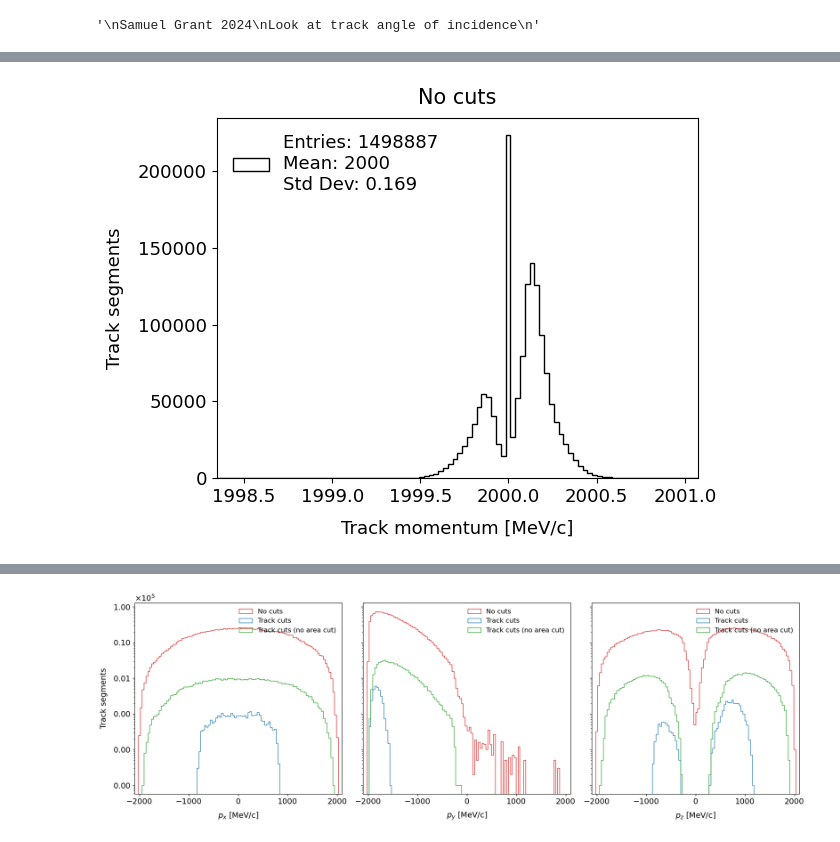
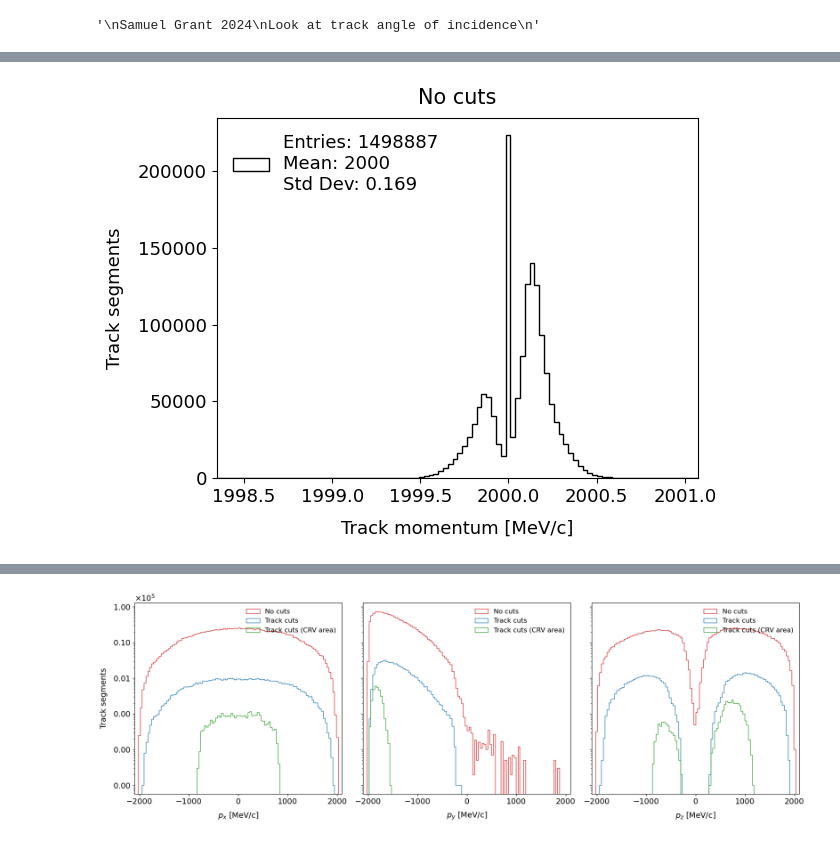
Before and after one commit to sam-grant/CRVSim, a Jupyter notebook: Analyses/Jupyter/TrackAngle.ipynb, the cells around one changed output, grey strips where cells are left out. Drawn from its saved outputs; the diff is of its cells as text; code cells hidden in the pictures.

```diff
--- a/Analyses/Jupyter/TrackAngle.ipynb
+++ b/Analyses/Jupyter/TrackAngle.ipynb
@@ -470,42 +482,31 @@ def Plot1DOverlaySideBySide(side_by_side_hists_, nbins=100, xmin=None, xmax=None
 
     print("\n---> Written:\n\t", fout)
 # %%
-# Momentum
-px_raw_ = ak.flatten(data_["trkfit"]["klfit"]["mom"]["fCoordinates"]["fX"], axis=None)
-py_raw_ = ak.flatten(data_["trkfit"]["klfit"]["mom"]["fCoordinates"]["fY"], axis=None)
-pz_raw_ = ak.flatten(data_["trkfit"]["klfit"]["mom"]["fCoordinates"]["fZ"], axis=None)
-ptot_raw_ = np.sqrt( px_raw_**2 + py_raw_**2 + pz_raw_**2 )
+# Set up momentum
+px_no_cuts_ = ak.flatten(no_cuts_["trkfit"]["klfit"]["mom"]["fCoordinates"]["fX"], axis=None)
+py_no_cuts_ = ak.flatten(no_cuts_["trkfit"]["klfit"]["mom"]["fCoordinates"]["fY"], axis=None)
+pz_no_cuts_ = ak.flatten(no_cuts_["trkfit"]["klfit"]["mom"]["fCoordinates"]["fZ"], axis=None)
+ptot_no_cuts_ = np.sqrt( px_no_cuts_**2 + py_no_cuts_**2 + pz_no_cuts_**2 )
 
-px_cut_ = ak.flatten(track_cuts_["trkfit"]["klfit"]["mom"]["fCoordinates"]["fX"], axis=None)
-py_cut_ = ak.flatten(track_cuts_["trkfit"]["klfit"]["mom"]["fCoordinates"]["fY"], axis=None)
-pz_cut_ = ak.flatten(track_cuts_["trkfit"]["klfit"]["mom"]["fCoordinates"]["fZ"], axis=None)
-ptot_cut_ = np.sqrt( px_cut_**2 + py_cut_**2 + pz_cut_**2 )
+px_partial_cuts_ = ak.flatten(partial_cuts_["trkfit"]["klfit"]["mom"]["fCoordinates"]["fX"], axis=None)
+py_partial_cuts_ = ak.flatten(partial_cuts_["trkfit"]["klfit"]["mom"]["fCoordinates"]["fY"], axis=None)
+pz_partial_cuts_ = ak.flatten(partial_cuts_["trkfit"]["klfit"]["mom"]["fCoordinates"]["fZ"], axis=None)
+ptot_partial_cuts_ = np.sqrt( px_partial_cuts_**2 + py_partial_cuts_**2 + pz_partial_cuts_**2 )
 
-px_old_cut_ = ak.flatten(old_track_cuts_["trkfit"]["klfit"]["mom"]["fCoordinates"]["fX"], axis=None)
-py_old_cut_ = ak.flatten(old_track_cuts_["trkfit"]["klfit"]["mom"]["fCoordinates"]["fY"], axis=None)
-pz_old_cut_ = ak.flatten(old_track_cuts_["trkfit"]["klfit"]["mom"]["fCoordinates"]["fZ"], axis=None)
-ptot_old_cut_ = np.sqrt( px_old_cut_**2 + py_old_cut_**2 + pz_old_cut_**2 )
+px_full_cuts_ = ak.flatten(full_cuts_["trkfit"]["klfit"]["mom"]["fCoordinates"]["fX"], axis=None)
+py_full_cuts_ = ak.flatten(full_cuts_["trkfit"]["klfit"]["mom"]["fCoordinates"]["fY"], axis=None)
+pz_full_cuts_ = ak.flatten(full_cuts_["trkfit"]["klfit"]["mom"]["fCoordinates"]["fZ"], axis=None)
+ptot_full_cuts_ = np.sqrt( px_full_cuts_**2 + py_full_cuts_**2 + pz_full_cuts_**2 )
 
+Plot1D(ptot_no_cuts_
+       , nbins=100, xmin=np.min(ptot_no_cuts_), xmax=np.max(ptot_no_cuts_)
+       , title="No cuts", xlabel="Track momentum [MeV/c]", ylabel="Track segments"
+       , fout=f"../Images/{recon}/TrackAngle/h1_ptot_no_cuts.png")
 
-px_cut_no_fid_ = ak.flatten(track_cuts_no_fid_["trkfit"]["klfit"]["mom"]["fCoordinates"]["fX"], axis=None)
-py_cut_no_fid_ = ak.flatten(track_cuts_no_fid_["trkfit"]["klfit"]["mom"]["fCoordinates"]["fY"], axis=None)
-pz_cut_no_fid_ = ak.flatten(track_cuts_no_fid_["trkfit"]["klfit"]["mom"]["fCoordinates"]["fZ"], axis=None)
-ptot_cut_no_fid_ = np.sqrt( px_cut_no_fid_**2 + py_cut_no_fid_**2 + pz_cut_no_fid_**2 )
-
-Plot1D(ptot_raw_
-       , nbins=100, xmin=np.min(ptot_raw_), xmax=np.max(ptot_raw_)
-       , title="No cuts", xlabel="Track momentum [MeV/c]", ylabel="Track segments"
-       , fout=f"../Images/{recon}/TrackAngle/h1_trkMom_raw.png")
-
-# Plot1D(ptot_cut_
-#        , nbins=100, xmin=np.min(ptot_raw_), xmax=np.max(ptot_raw_)
-#        , title="Track cuts", xlabel="Track momentum [MeV/c]", ylabel="Track segments"
-#        , fout=f"../Images/{recon}/TrackCuts/h1_trkMom_track_cuts.png")
-
-Plot1DOverlay({"No cuts" : ptot_raw_, "Track cuts" : ptot_cut_, "Track cuts (no area cut)" : ptot_cut_no_fid_}
-              , nbins=100, xmin=np.min(ptot_raw_), xmax=np.max(ptot_raw_)
+Plot1DOverlay({"No cuts" : ptot_no_cuts_, "Track cuts" : ptot_partial_cuts_, "Track cuts (CRV area)" : ptot_full_cuts_}
+              , nbins=100, xmin=np.min(ptot_no_cuts_), xmax=np.max(ptot_no_cuts_)
               , xlabel="Track momentum [MeV/c]", ylabel="Track segments" # (normalised)"
-              , fout=f"../Images/{recon}/TrackAngle/h1_trkMom_cut_overlay.png"
+              , fout=f"../Images/{recon}/TrackAngle/h1_ptot_cut_overlay.png"
               # , norm=True
               , log=True
               , legPos="upper left")
@@ -536,41 +537,22 @@ Plot1DOverlay({"No cuts" : ptot_raw_, "Track cuts" : ptot_cut_, "Track cuts (no
 
 
 hists_ = [
-    {"No cuts": px_raw_, "Track cuts": px_cut_, "Track cuts (no area cut)": px_cut_no_fid_},
-    {"No cuts": py_raw_, "Track cuts": py_cut_, "Track cuts (no area cut)": py_cut_no_fid_},
-    {"No cuts": pz_raw_, "Track cuts": pz_cut_, "Track cuts (no area cut)": pz_cut_no_fid_}
+    {"No cuts": px_no_cuts_, "Track cuts": px_partial_cuts_, "Track cuts (CRV area)": px_full_cuts_},
+    {"No cuts": py_no_cuts_, "Track cuts": py_partial_cuts_, "Track cuts (CRV area)": py_full_cuts_},
+    {"No cuts": pz_no_cuts_, "Track cuts": pz_partial_cuts_, "Track cuts (CRV area)": pz_full_cuts_}
 ]
 
 Plot1DOverlaySideBySide(
-    hists_list,
+    hists_,
     nbins=110,
     xmin=-2100,
     xmax=2100,
     xlabels_=["$p_{x}$ [MeV/c]", "$p_{y}$ [MeV/c]", "$p_{z}$ [MeV/c]"],
     ylabels_=["Track segments"],
-    fout=f"../Images/{recon}/TrackAngle/h1_trkMom_overlay.png",
+    fout=f"../Images/{recon}/TrackAngle/h1_ptot_overlay.png",
     log=True,
     legPos="upper right"
 )
-
-
-
-
-
-# Plot1D(px
-#        , nbins=100, xmin=np.min(px), xmax=np.max(px)
-#        , title="Raw", xlabel="Track $p_{x}$ [MeV/c]", ylabel="Track segments"
-#        , fout=f"../Images/{recon}/TrackCuts/h1_trkMomX_raw.png")
-
-# Plot1D(py
-#        , nbins=100, xmin=np.min(py), xmax=np.max(py)
-#        , title="Raw", xlabel="Track momentum [MeV/c]", ylabel="Track segments"
-#        , fout=f"../Images/{recon}/TrackCuts/h1_trkMomY_raw.png")
-
-# Plot1D(pz
-#        , nbins=100, xmin=np.min(pz), xmax=np.max(pz)
-#        , title="Raw", xlabel="Track momentum [MeV/c]", ylabel="Track segments"
-#        , fout=f"../Images/{recon}/TrackCuts/h1_trkMomZ_raw.png")
 # %% [output]
 [figure]
 ---> Written:
@@ -581,2 +563,2 @@ Plot1DOverlaySideBySide(
-[figure, old version]
+[figure, new version]
 ---> Written:
```
Also changed, not shown: parts of 14 cells of this notebook, 4 other files.
